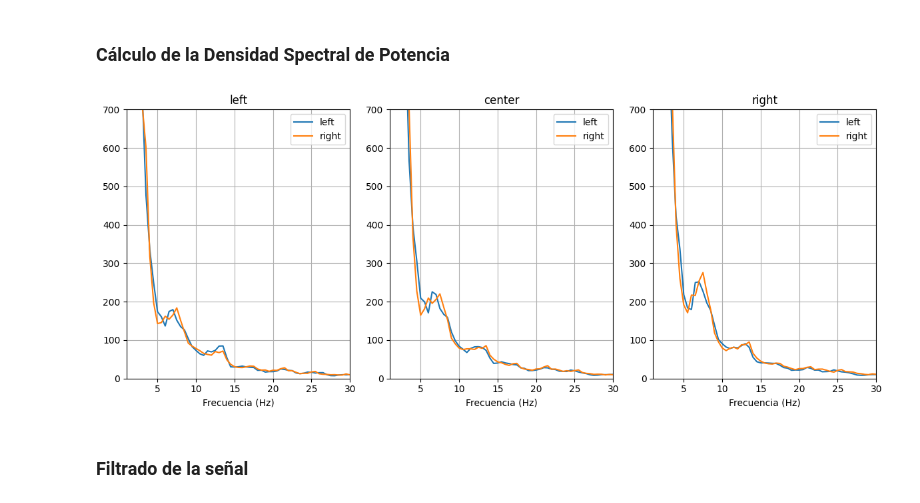
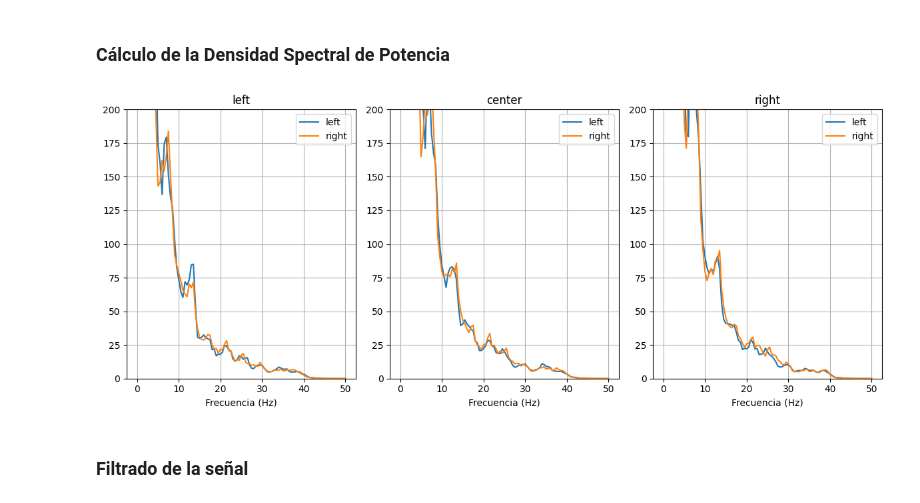
Before and after one commit to OmarAlejandroLinares/Signal-Processing-for-motor-imagery-BCI, a Jupyter notebook: lectura.ipynb, the cells around one changed output. Cells and saved outputs as stored; diff of their text form; code cells hidden in the pictures.

```diff
--- a/lectura.ipynb
+++ b/lectura.ipynb
@@ -286,7 +286,7 @@ def plot_psd(trials_PSD, freqs, chan_ind, chan_lab=None, maxy=None):
             plt.plot(freqs, np.mean(trials_PSD[cl][ch,:,:], axis=1), label=cl)
 
         # Estilizar la gráfica
-        plt.xlim(1,30)
+        # plt.xlim(1,30)
 
         if maxy!= None:
             plt.ylim(0,maxy)
@@ -305,19 +305,19 @@ def plot_psd(trials_PSD, freqs, chan_ind, chan_lab=None, maxy=None):
 # %%
 # Probando función plot_psd()
 
 # 1. C3: Central, left
 # 2. Cz: Central, central
 # 3. C4: Central, right
 
 plot_psd(
     trials_PSD,
     freqs,
     [channel_names.index(ch) for ch in ['C3','Cz','C4']],
     chan_lab=['left','center','right'],
-    maxy=700
+    maxy=200
 )
 # %% [output]
-[figure, old version]
+[figure, new version]
 # %% [markdown]
 ### Filtrado de la señal
 # %%
```
Also changed, not shown: parts of 13 cells of this notebook.
